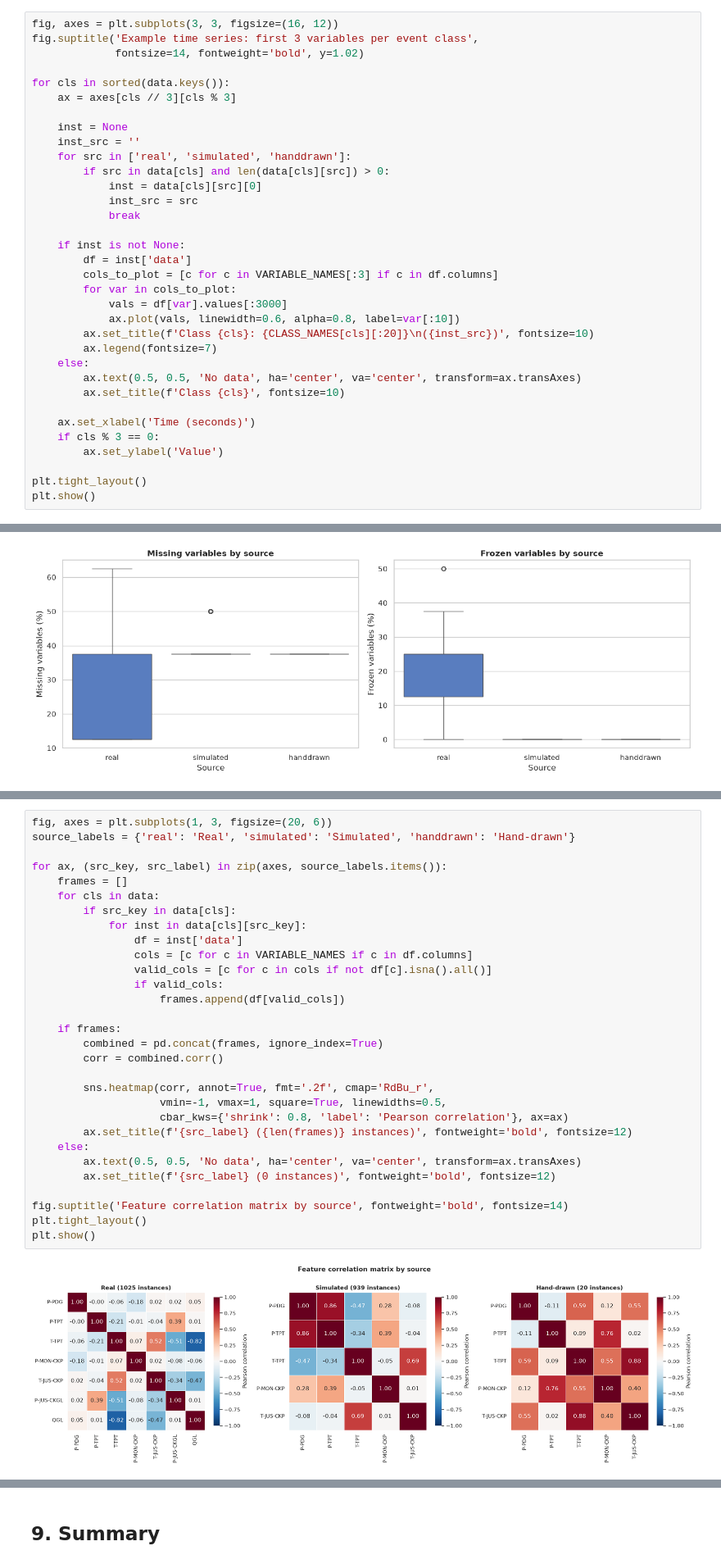
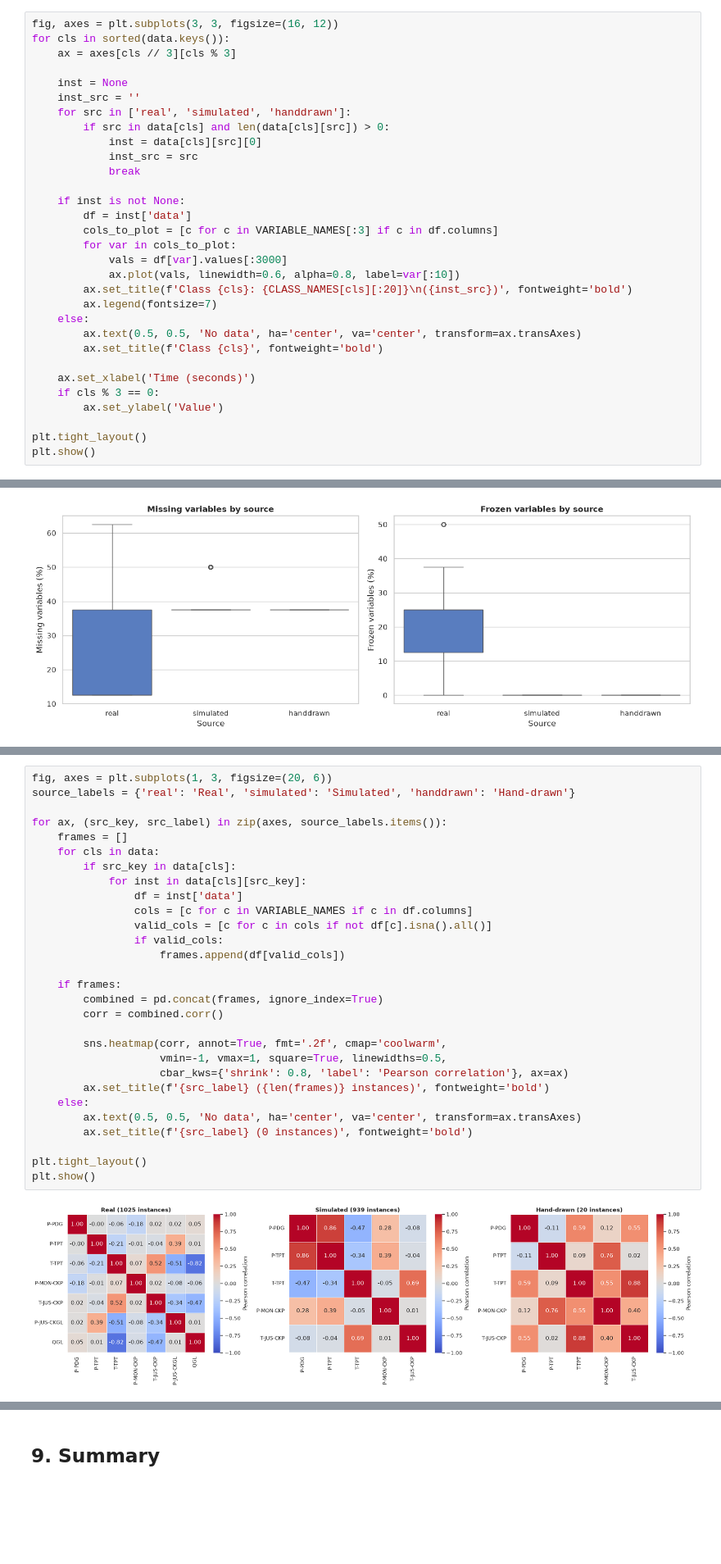
Before and after one commit to lollogiro/ai4i-transfer-learning-synthetic, a Jupyter notebook: stage1-data_exploration/3w_eda.ipynb, the cells around one changed output, grey strips where cells are left out. Shown at 82% size. Saved outputs shown, nothing was run; the diff lists cells and outputs as text; blank space fills up the shorter version.

```diff
--- a/stage1-data_exploration/3w_eda.ipynb
+++ b/stage1-data_exploration/3w_eda.ipynb
@@ -383,9 +384,6 @@ Duration statistics per class (hours):
 | 8 | 84.0 | 7.53 | 0.82 | 4.36 | 7.50 | 7.50 | 7.50 | 14.22 |
 # %%
 fig, axes = plt.subplots(3, 3, figsize=(16, 12))
-fig.suptitle('Example time series: first 3 variables per event class',
-             fontsize=14, fontweight='bold', y=1.02)
-
 for cls in sorted(data.keys()):
     ax = axes[cls // 3][cls % 3]
 
@@ -403,11 +401,11 @@ for cls in sorted(data.keys()):
         for var in cols_to_plot:
             vals = df[var].values[:3000]
             ax.plot(vals, linewidth=0.6, alpha=0.8, label=var[:10])
-        ax.set_title(f'Class {cls}: {CLASS_NAMES[cls][:20]}\n({inst_src})', fontsize=10)
+        ax.set_title(f'Class {cls}: {CLASS_NAMES[cls][:20]}\n({inst_src})', fontweight='bold')
         ax.legend(fontsize=7)
     else:
         ax.text(0.5, 0.5, 'No data', ha='center', va='center', transform=ax.transAxes)
-        ax.set_title(f'Class {cls}', fontsize=10)
+        ax.set_title(f'Class {cls}', fontweight='bold')
 
     ax.set_xlabel('Time (seconds)')
     if cls % 3 == 0:
@@ -646,35 +646,34 @@ plt.show()
 # %%
 fig, axes = plt.subplots(1, 3, figsize=(20, 6))
 source_labels = {'real': 'Real', 'simulated': 'Simulated', 'handdrawn': 'Hand-drawn'}
 
 for ax, (src_key, src_label) in zip(axes, source_labels.items()):
     frames = []
     for cls in data:
         if src_key in data[cls]:
             for inst in data[cls][src_key]:
                 df = inst['data']
                 cols = [c for c in VARIABLE_NAMES if c in df.columns]
                 valid_cols = [c for c in cols if not df[c].isna().all()]
                 if valid_cols:
                     frames.append(df[valid_cols])
 
     if frames:
         combined = pd.concat(frames, ignore_index=True)
         corr = combined.corr()
 
-        sns.heatmap(corr, annot=True, fmt='.2f', cmap='RdBu_r',
+        sns.heatmap(corr, annot=True, fmt='.2f', cmap='coolwarm',
                     vmin=-1, vmax=1, square=True, linewidths=0.5,
                     cbar_kws={'shrink': 0.8, 'label': 'Pearson correlation'}, ax=ax)
-        ax.set_title(f'{src_label} ({len(frames)} instances)', fontweight='bold', fontsize=12)
+        ax.set_title(f'{src_label} ({len(frames)} instances)', fontweight='bold')
     else:
         ax.text(0.5, 0.5, 'No data', ha='center', va='center', transform=ax.transAxes)
-        ax.set_title(f'{src_label} (0 instances)', fontweight='bold', fontsize=12)
+        ax.set_title(f'{src_label} (0 instances)', fontweight='bold')
 
-fig.suptitle('Feature correlation matrix by source', fontweight='bold', fontsize=14)
 plt.tight_layout()
 plt.show()
 # %% [output]
-[figure, old version]
+[figure, new version]
 # %% [markdown]
 ## 8. Source comparison
 
```
Also changed, not shown: parts of 14 cells of this notebook, 1 other file.
